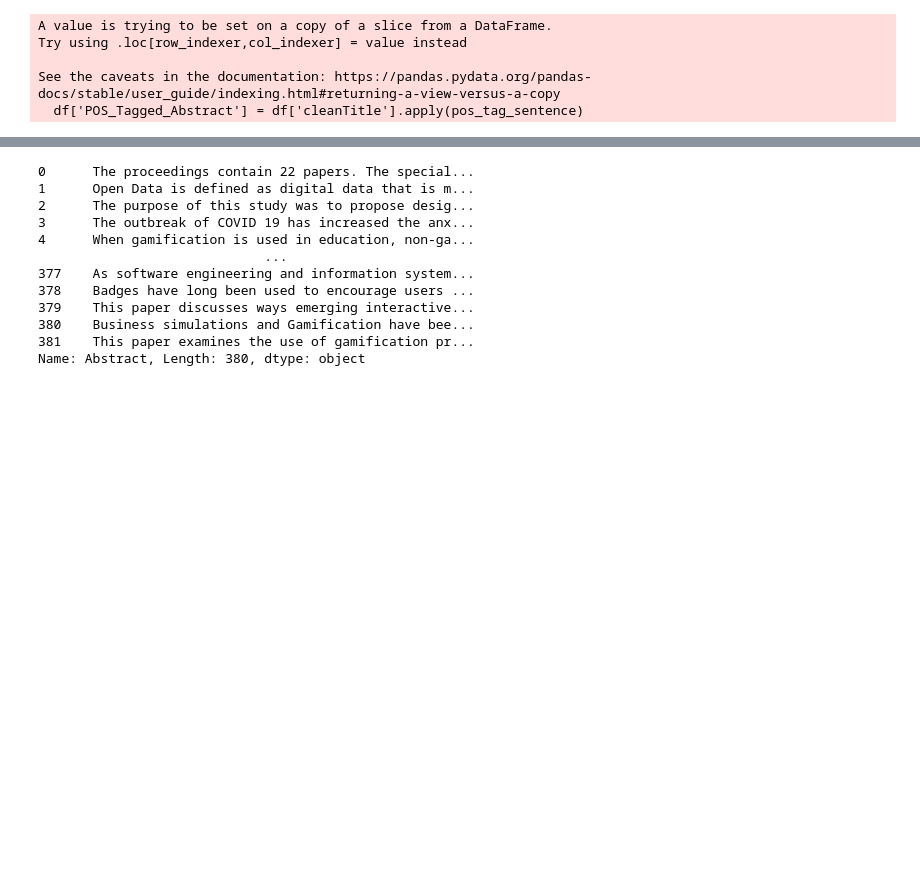
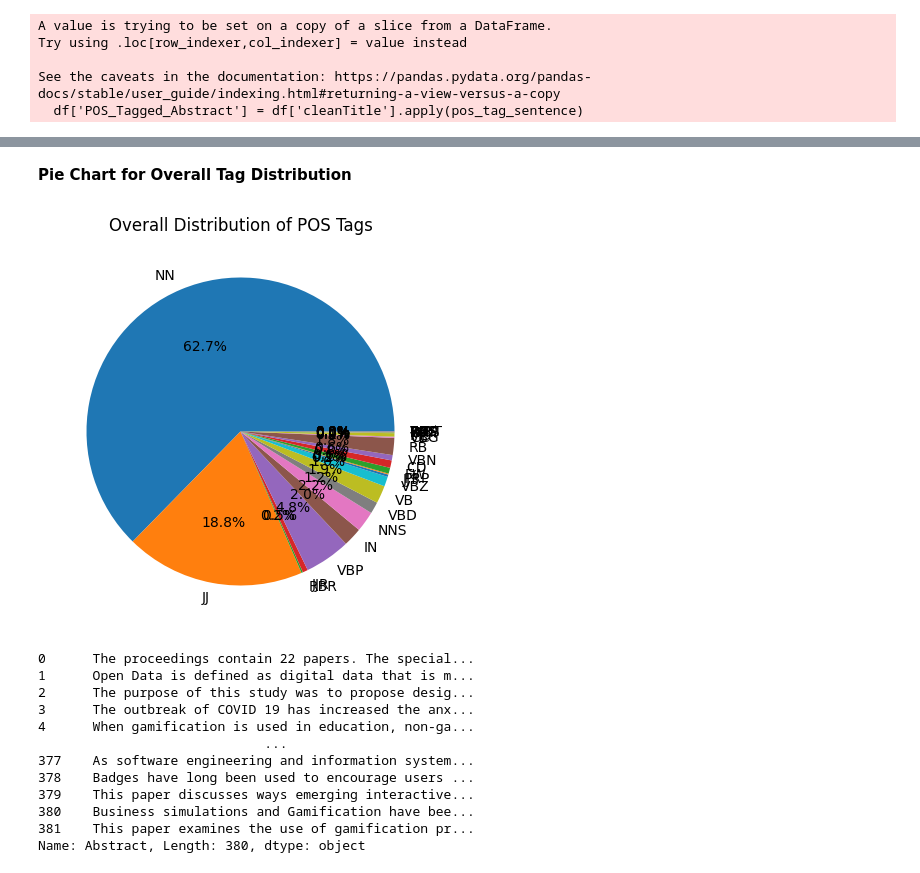
Before and after one commit to daniff15/ICD_Project, a Jupyter notebook: main.ipynb, the cells around one changed output, grey strips where cells are left out. Saved outputs shown, nothing was run; the diff lists cells and outputs as text; code cells hidden in the pictures; blank space fills up the shorter version.

```diff
--- a/main.ipynb
+++ b/main.ipynb
@@ -352,3 +416,13 @@ See the caveats in the documentation: https://pandas.pydata.org/pandas-docs/stab
+# %% [markdown]
+**Pie Chart for Overall Tag Distribution**
+# %%
+# Create a pie chart
+plt.figure(figsize=(5, 5))
+plt.pie(tag_freq.values(), labels=tag_freq.keys(), autopct='%1.1f%%')
+plt.title('Overall Distribution of POS Tags')
+plt.show()
+# %% [output]
+[figure, added]
 # %%
 document=df['Abstract']
 document
```
Also changed, not shown: parts of 6 cells of this notebook.
